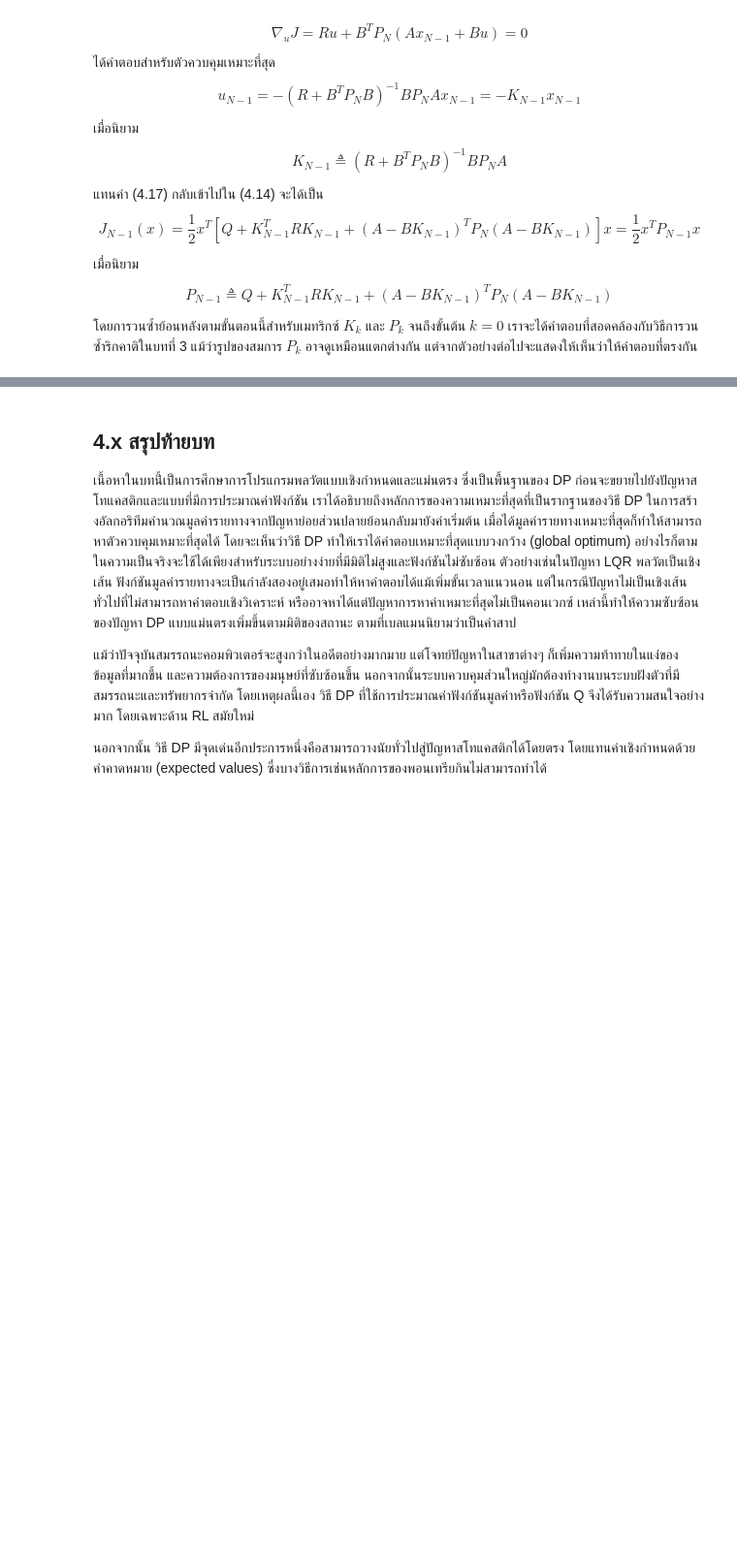
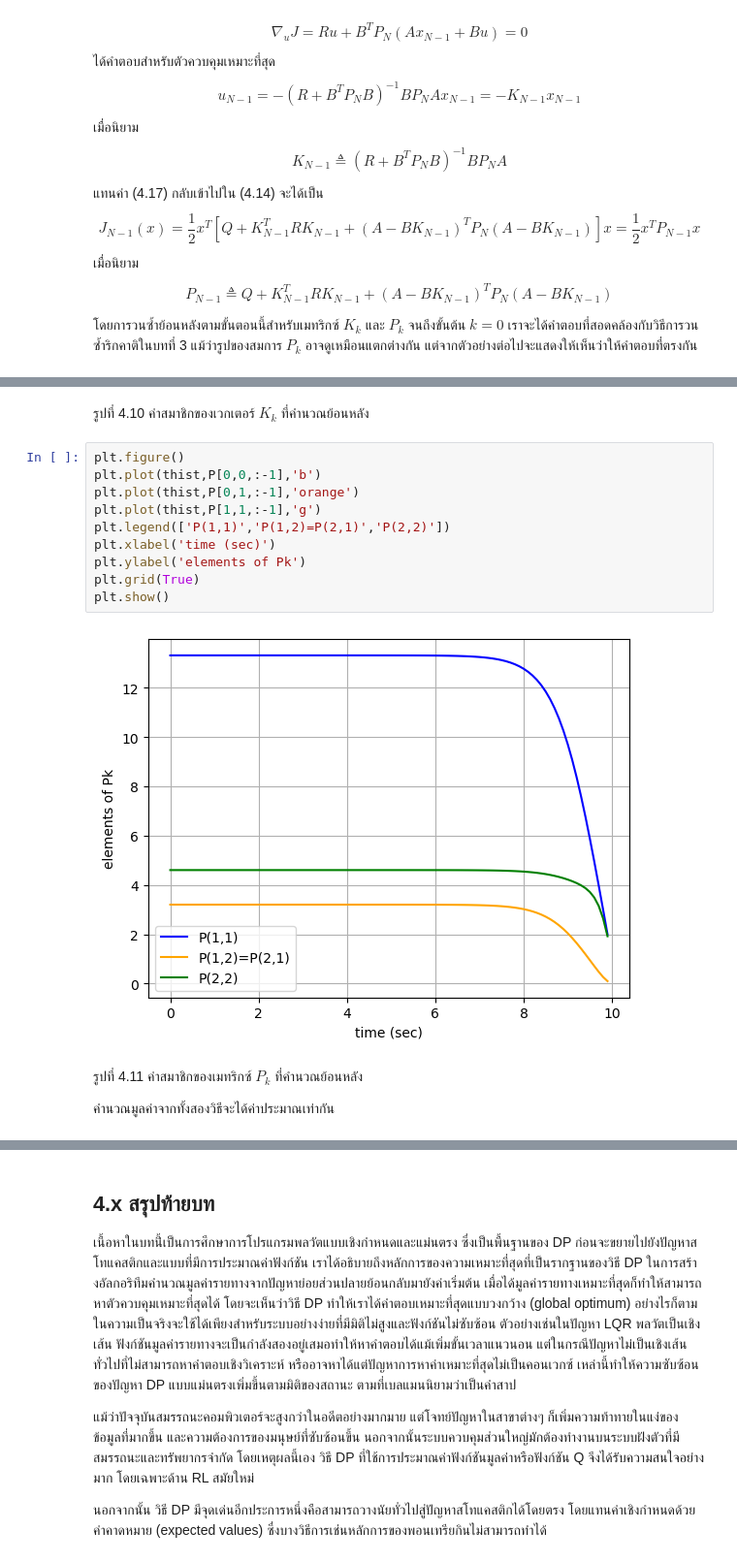
Before and after one commit to dewdotninja/ocrl, a Jupyter notebook: doc/notebooks/chapter4.ipynb, the cells around one changed output, grey strips where cells are left out. Shown at 97% size. Drawn from its saved outputs; the diff is of its cells as text; blank space fills up the shorter version.

```diff
--- a/doc/notebooks/chapter4.ipynb
+++ b/doc/notebooks/chapter4.ipynb
@@ -364,0 +504,18 @@ $$
+# %% [markdown]
+รูปที่ 4.10 ค่าสมาชิกของเวกเตอร์ $K_k$ ที่คำนวณย้อนหลัง
+# %%
+plt.figure()
+plt.plot(thist,P[0,0,:-1],'b')
+plt.plot(thist,P[0,1,:-1],'orange')
+plt.plot(thist,P[1,1,:-1],'g')
+plt.legend(['P(1,1)','P(1,2)=P(2,1)','P(2,2)'])
+plt.xlabel('time (sec)')
+plt.ylabel('elements of Pk')
+plt.grid(True)
+plt.show()
+# %% [output]
+[figure, added]
+# %% [markdown]
+รูปที่ 4.11 ค่าสมาชิกของเมทริกซ์ $P_k$ ที่คำนวณย้อนหลัง
+
+คำนวณมูลค่าจากทั้งสองวิธีจะได้ค่าประมาณเท่ากัน
```
Also changed, not shown: parts of 44 cells of this notebook.
